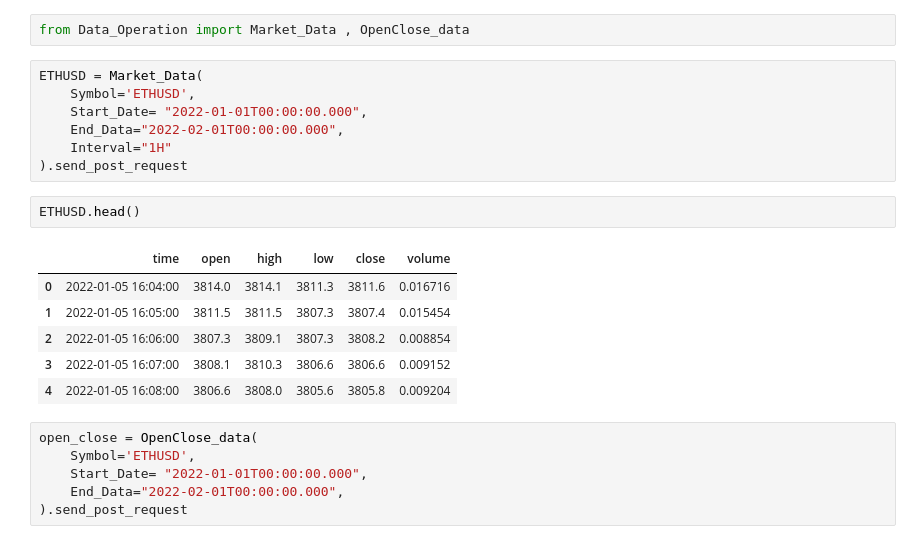
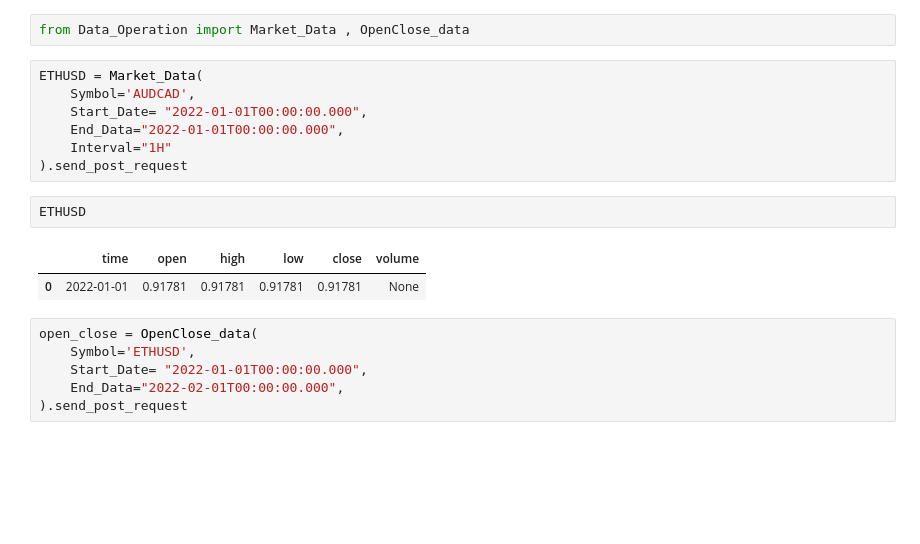
Before and after one commit to adaji/TraderEvaluation, a Jupyter notebook: TestNote.ipynb, the cells around one changed output. Cells and saved outputs as stored; diff of their text form; blank space fills up the shorter version.

```diff
--- a/TestNote.ipynb
+++ b/TestNote.ipynb
@@ -29,20 +29,16 @@ test_data
 from Data_Operation import Market_Data , OpenClose_data
 # %%
 ETHUSD = Market_Data(
-    Symbol='ETHUSD',
+    Symbol='AUDCAD',
     Start_Date= "2022-01-01T00:00:00.000",
-    End_Data="2022-02-01T00:00:00.000",
+    End_Data="2022-01-01T00:00:00.000",
     Interval="1H"
 ).send_post_request
 # %%
-ETHUSD.head()
+ETHUSD
 # %% [output]
 |  | time | open | high | low | close | volume |
-| 0 | 2022-01-05 16:04:00 | 3814.0 | 3814.1 | 3811.3 | 3811.6 | 0.016716 |
-| 1 | 2022-01-05 16:05:00 | 3811.5 | 3811.5 | 3807.3 | 3807.4 | 0.015454 |
-| 2 | 2022-01-05 16:06:00 | 3807.3 | 3809.1 | 3807.3 | 3808.2 | 0.008854 |
-| 3 | 2022-01-05 16:07:00 | 3808.1 | 3810.3 | 3806.6 | 3806.6 | 0.009152 |
-| 4 | 2022-01-05 16:08:00 | 3806.6 | 3808.0 | 3805.6 | 3805.8 | 0.009204 |
+| 0 | 2022-01-01 | 0.91781 | 0.91781 | 0.91781 | 0.91781 | None |
 # %%
 open_close = OpenClose_data(
     Symbol='ETHUSD',
```
Also changed, not shown: parts of 3 cells of this notebook.
